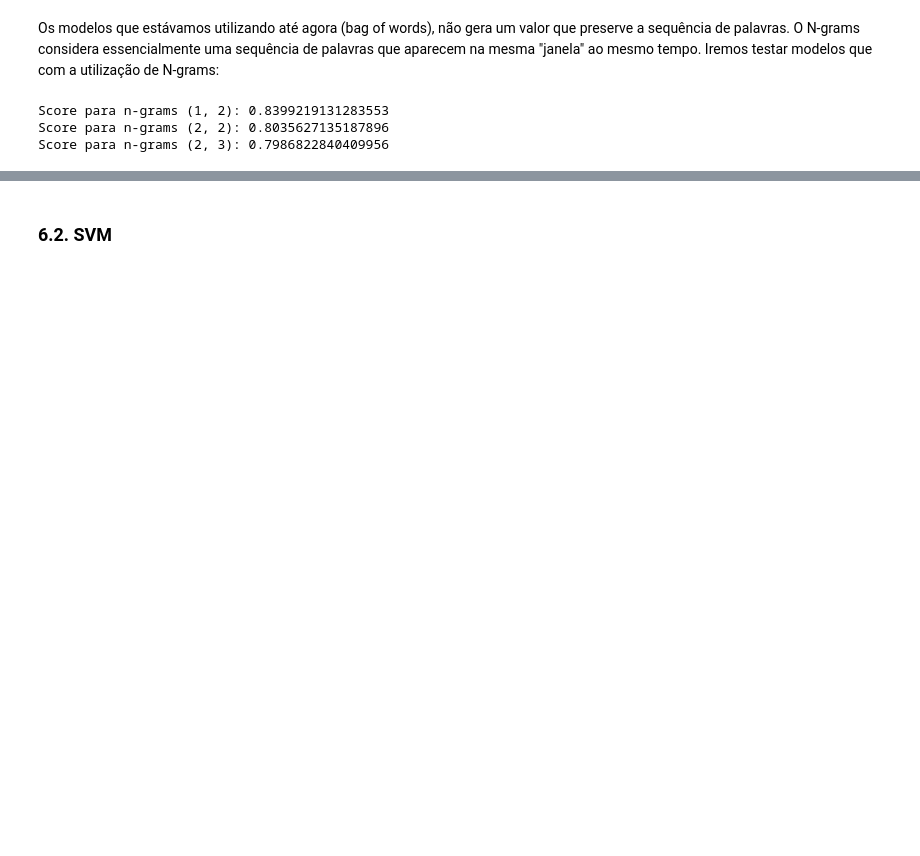
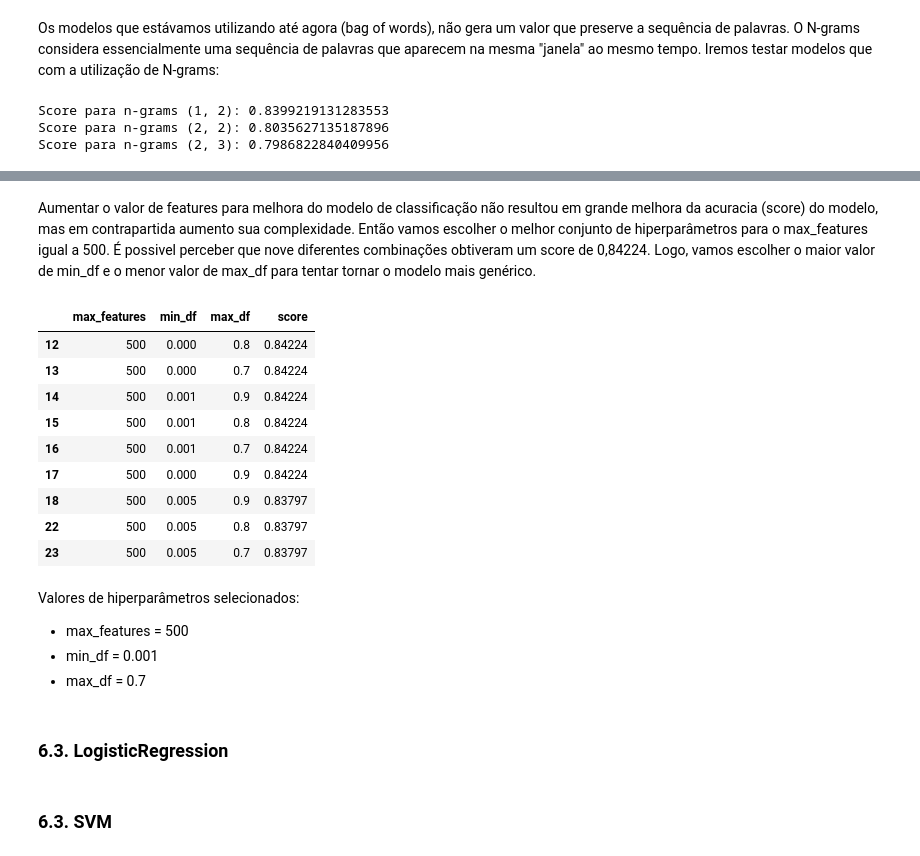
Before and after one commit to IgorFormiga/NLP_analise_de_sentimento, a Jupyter notebook: analise_sentimento.ipynb, the cells around one changed output, grey strips where cells are left out. Saved outputs shown, nothing was run; the diff lists cells and outputs as text; code cells hidden in the pictures; blank space fills up the shorter version.

```diff
--- a/analise_sentimento.ipynb
+++ b/analise_sentimento.ipynb
@@ -325,2 +436,24 @@ Score para n-grams (2, 3): 0.7986822840409956
+# %% [markdown]
+Aumentar o valor de features para melhora do modelo de classificação não resultou em grande melhora da acuracia (score) do modelo, mas em contrapartida aumento sua complexidade. Então vamos escolher o melhor conjunto de hiperparâmetros para o max_features igual a 500. É possivel perceber que nove diferentes combinações obtiveram um score de 0,84224. Logo, vamos escolher o maior valor de min_df e o menor valor de max_df para tentar tornar o modelo mais genérico.
+# %%
+df_score[df_score['max_features'] == 500]
+# %% [output]
+|  | max_features | min_df | max_df | score |
+| 12 | 500 | 0.000 | 0.8 | 0.84224 |
+| 13 | 500 | 0.000 | 0.7 | 0.84224 |
+| 14 | 500 | 0.001 | 0.9 | 0.84224 |
+| 15 | 500 | 0.001 | 0.8 | 0.84224 |
+| 16 | 500 | 0.001 | 0.7 | 0.84224 |
+| 17 | 500 | 0.000 | 0.9 | 0.84224 |
+| 18 | 500 | 0.005 | 0.9 | 0.83797 |
+| 22 | 500 | 0.005 | 0.8 | 0.83797 |
+| 23 | 500 | 0.005 | 0.7 | 0.83797 |
+# %% [markdown]
+Valores de hiperparâmetros selecionados:
+- max_features = 500
+- min_df = 0.001
+- max_df = 0.7
+# %% [markdown]
+### 6.3. LogisticRegression
 # %% [markdown]
-### 6.2. SVM
+### 6.3. SVM
```
Also changed, not shown: parts of 17 cells of this notebook.
